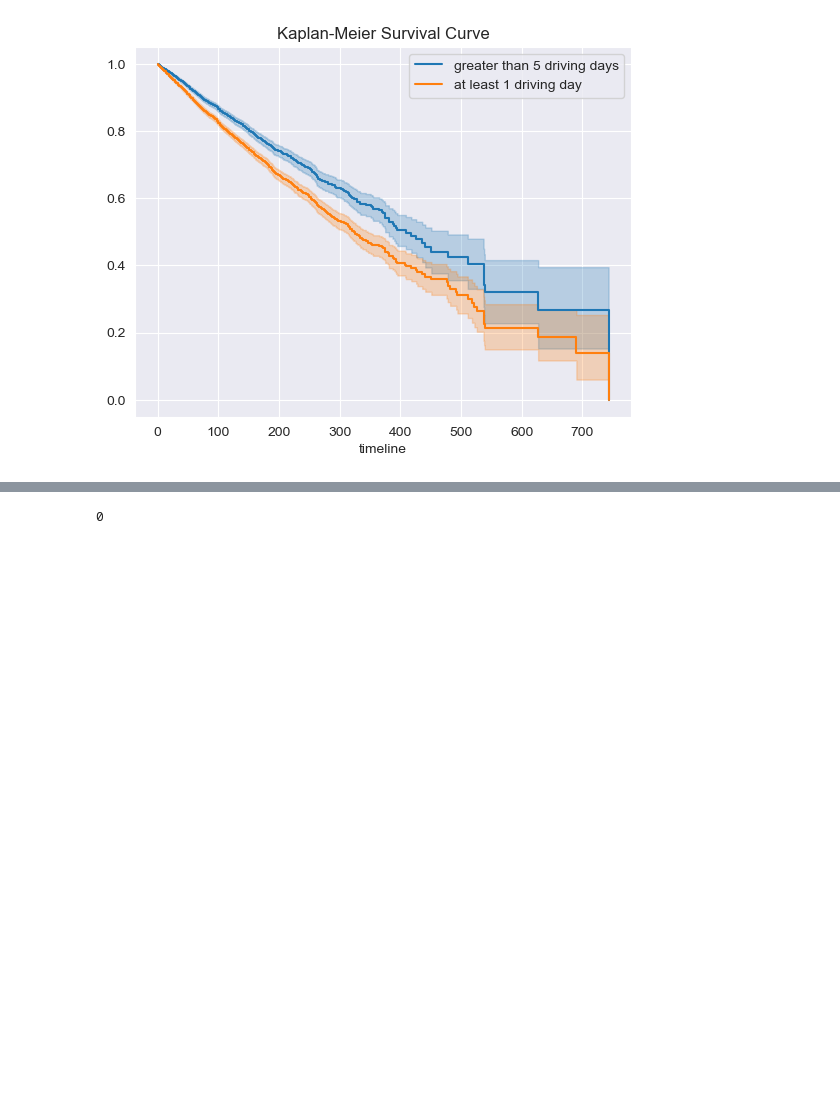
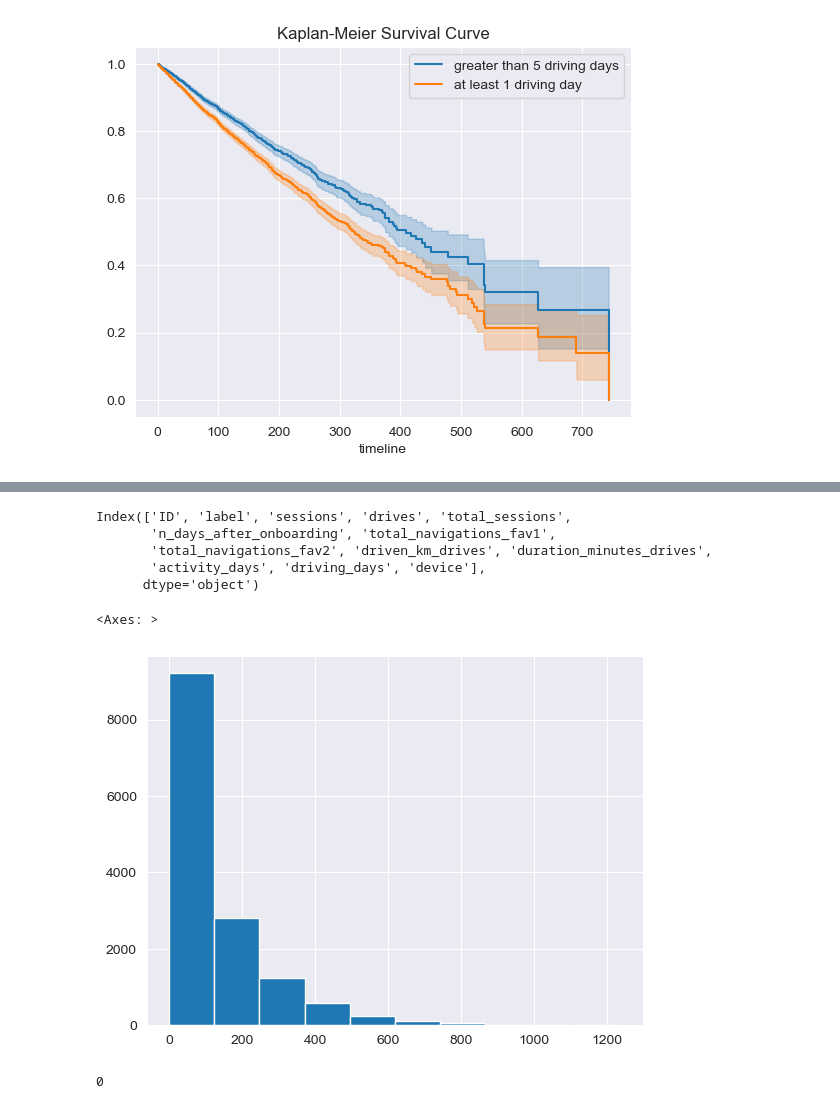
Before and after one commit to point-de-vyu/data-analytics-projects, a Jupyter notebook: Waze_predicting_user_churn/1. Exploratory_data_analysis.ipynb, the cells around one changed output, grey strips where cells are left out. Cells and saved outputs as stored; diff of their text form; code cells hidden in the pictures; blank space fills up the shorter version.

```diff
--- a/Waze_predicting_user_churn/1. Exploratory_data_analysis.ipynb
+++ b/Waze_predicting_user_churn/1. Exploratory_data_analysis.ipynb
@@ -624,3 +622,14 @@ df.driven_km_drives.hist()
+# %%
+print(df.columns)
+df.total_navigations_fav1.hist()
+# %% [output]
+Index(['ID', 'label', 'sessions', 'drives', 'total_sessions',
+       'n_days_after_onboarding', 'total_navigations_fav1',
+       'total_navigations_fav2', 'driven_km_drives', 'duration_minutes_drives',
+       'activity_days', 'driving_days', 'device'],
+      dtype='object')
+<Axes: >
+[figure, added]
 # %%
 df['activity_days'][14]
 # %% [output]
```
Also changed, not shown: parts of 25 cells of this notebook, 1 other file.
